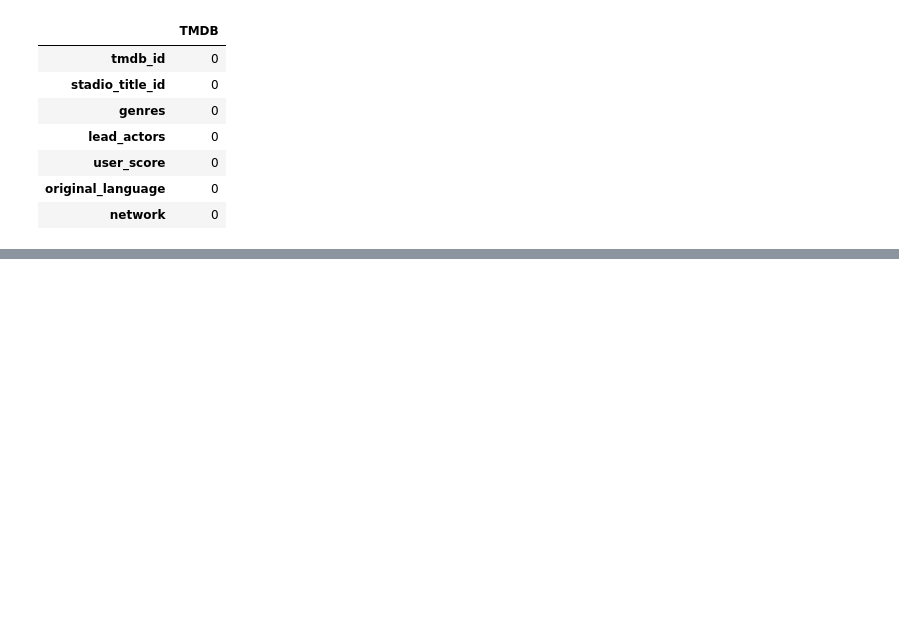
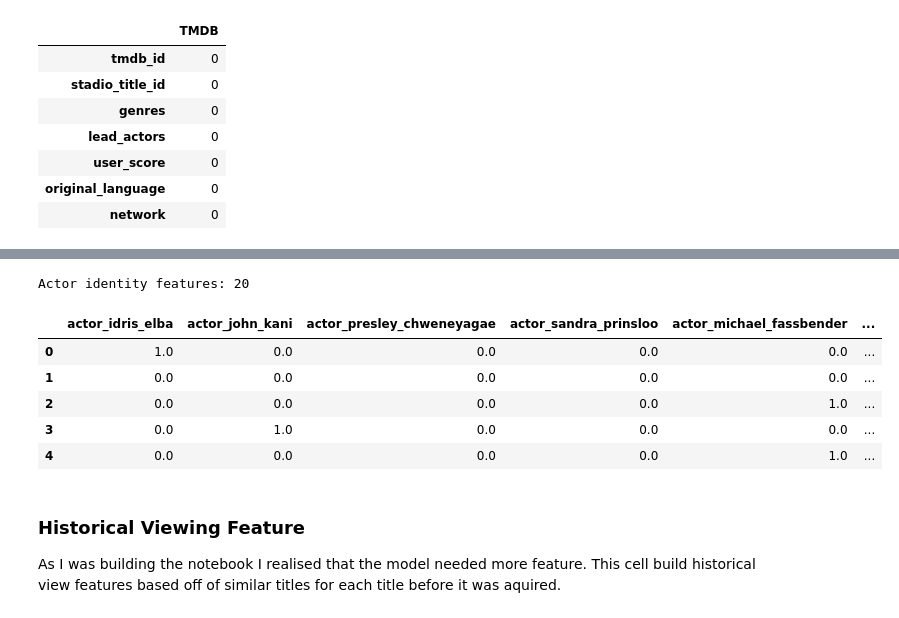
Before and after one commit to bjvvuuren/predict-play, a Jupyter notebook: modelling/SS3_PartB.ipynb, the cells around one changed output, grey strips where cells are left out. Saved outputs shown, nothing was run; the diff lists cells and outputs as text; code cells hidden in the pictures; blank space fills up the shorter version.

Commit message:
Added Data Preperation section.
This includes the feature extraction from the data

```diff
--- a/modelling/SS3_PartB.ipynb
+++ b/modelling/SS3_PartB.ipynb
@@ -69,0 +141,11 @@ Missing values:
+# %%
+# removing duplicates
+
+viewing = viewing.drop_duplicates()
+catalogue = catalogue.drop_duplicates("title_id")
+tmdb = tmdb.drop_duplicates("stadio_title_id")
+
+print("Dataframe lengths after dedupe")
+print("Viewing events:", len(viewing))
+print("Catalogue titles:", len(catalogue))
+print("Metadata records:", len(tmdb))
@@ -69,0 +227,8 @@ Missing values:
+# %%
+# Split by acquisition date, keeping titles from the same acquisition date together.
+
+dates = sorted(cohort["acquisition_date"].unique())
+cutoffs = [dates[int(len(dates) * proportion)]for proportion in (0.60, 0.75, 0.85)]
+cohort["role"] = np.select([cohort["acquisition_date"] < cutoffs[0],cohort["acquisition_date"] < cutoffs[1],cohort["acquisition_date"] < cutoffs[2]],["train","tune","calibration"],default="test")
+display(cohort.groupby("role")["target"].agg(titles="count",positives="sum",positive_rate="mean"))
+display(cohort.groupby("role")["acquisition_date"].agg(["min", "max"]))
@@ -69,0 +273,58 @@ Missing values:
+# %%
+def parse_actors(value):
+    if pd.isna(value):
+        return []
+
+    return sorted({
+        re.sub(r"\s+", " ", actor.strip()).casefold()
+        for actor in str(value).split(",")
+        if actor.strip()
+    })
+
+
+titles["actor_list"] = titles["lead_actors"].map(
+    parse_actors
+)
+
+
+# Select actors using training titles only.
+
+actor_counts = Counter(actor
+for actors in titles.loc[
+        titles["role"] == "train",
+        "actor_list"
+    ]
+    for actor in actors
+)
+
+top_actors = [
+    actor
+    for actor, count in actor_counts.most_common(20)
+]
+
+
+# Multi-hot encoding: a title can contain multiple actors.
+
+actor_flags = pd.DataFrame(
+    {
+        "actor_" + re.sub(
+            r"[^a-z0-9]+", "_", actor
+        ).strip("_"): titles["actor_list"].map(
+            lambda actors, name=actor: float(name in actors)
+        )
+        for actor in top_actors
+    },
+    index=titles.index
+)
+# %% [output]
+Actor identity features: 20
+|  | actor_idris_elba | actor_john_kani | actor_presley_chweneyagae | actor_sandra_prinsloo | actor_michael_fassbender | ... |
+| 0 | 1.0 | 0.0 | 0.0 | 0.0 | 0.0 | ... |
+| 1 | 0.0 | 0.0 | 0.0 | 0.0 | 0.0 | ... |
+| 2 | 0.0 | 0.0 | 0.0 | 0.0 | 1.0 | ... |
+| 3 | 0.0 | 1.0 | 0.0 | 0.0 | 0.0 | ... |
+| 4 | 0.0 | 0.0 | 0.0 | 0.0 | 1.0 | ... |
+# %% [markdown]
+### Historical Viewing Feature
+
+As I was building the notebook I realised that the model needed more feature. This cell build historical view features based off of similar titles for each title before it was aquired.
```
Also changed, not shown: parts of 15 cells of this notebook.
